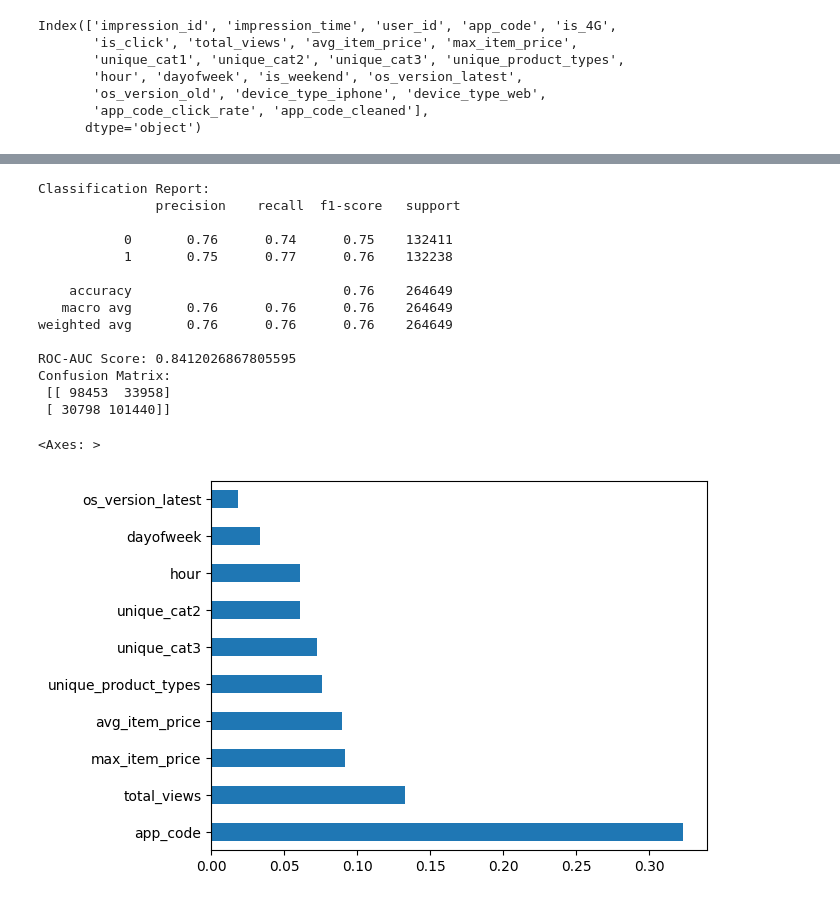
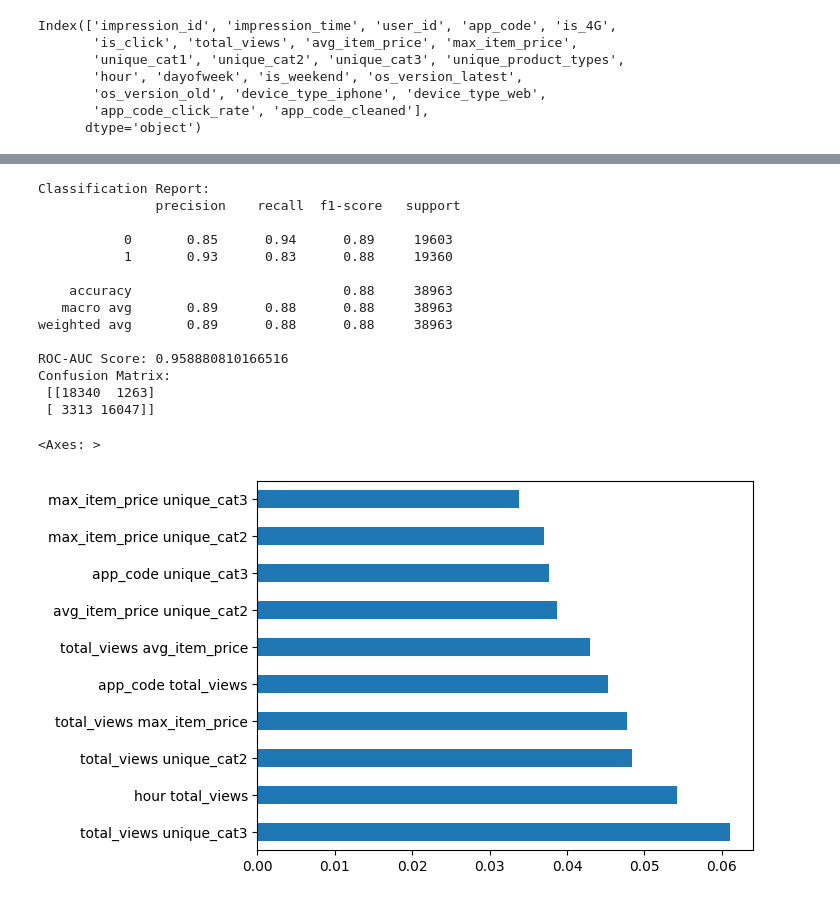
Before and after one commit to AyushNigam-1/ClickThroughPrediction, a Jupyter notebook: main.ipynb, the cells around one changed output, grey strips where cells are left out. Drawn from its saved outputs; the diff is of its cells as text; code cells hidden in the pictures.

Commit message:
Added Polynomial Features and Model Testing

```diff
--- a/main.ipynb
+++ b/main.ipynb
@@ -283,0 +310,2 @@ target = 'is_click'
+# %%
+X_train, X_test, y_train, y_test = train_test_split(train_cv_balanced[features], train_cv_balanced[target], test_size=0.3, random_state=42)
@@ -284,17 +317,18 @@ target = 'is_click'
 # %%
-# from sklearn.feature_selection import SelectKBest, mutual_info_classif
+from sklearn.feature_selection import SelectKBest, mutual_info_classif
 
-# # 5️⃣ Feature Selection with Mutual Information
-# # Select top k features (max 30 or total available)
-# mi_selector = SelectKBest(mutual_info_classif, k=min(10, train_cv[features].shape[1]))
+# 5️⃣ Feature Selection with Mutual Information
+# Select top k features (max 30 or total available)
+# mi_selector = SelectKBest(mutual_info_classif, k=min(30, train_cv[features].iloc[:10000].shape[1]))
+mi_selector = SelectKBest(mutual_info_classif, k=min(30, X_train_poly.shape[1]))
 
-# # Fit selector on X, y
-# X_selected = mi_selector.fit_transform(train_cv[features], train_cv[target])
+# Fit selector on X, y
+X_selected = mi_selector.fit_transform(X_train_poly, y_train)
 
-# # Get the names of selected features
-# selected_feature_names = train_cv[features].columns[mi_selector.get_support()]
+# Get the names of selected features
+selected_feature_names = X_train_poly.columns[mi_selector.get_support()]
 
-# # Replace X with selected features
+# Replace X with selected features
 # X = pd.DataFrame(X_selected, columns=selected_feature_names, index=train_cv[features].index)
 
-# print(f"✅ Selected top {X.shape[1]} features using Mutual Information: {list(selected_feature_names)}")
+print(f"✅ Selected top features using Mutual Information: {list(selected_feature_names)}")
@@ -336,49 +337,49 @@ Name: count, dtype: int64
+# %%
+poly = PolynomialFeatures(degree=2, interaction_only=False, include_bias=False)
+poly_features = poly.fit_transform(X_test[features])
+poly_feature_names = poly.get_feature_names_out(X_test[features].columns)
+X_test_poly = pd.DataFrame(poly_features, columns=poly_feature_names, index=X_test[features].index)
 # %%
-from sklearn.model_selection import train_test_split, GridSearchCV
 from sklearn.ensemble import RandomForestClassifier
-from sklearn.metrics import classification_report, confusion_matrix, roc_auc_score
+from sklearn.metrics import classification_report, confusion_matrix ,  roc_auc_score, roc_curve, precision_recall_curve
 import pandas as pd
 
-# 1. Train-test split
-X = df_balanced[features]  # Replace 'target' with your target column name
-y = df_balanced[target]
-X_train, X_test, y_train, y_test = train_test_split(X, y, test_size=0.2, random_state=42)
 
 # 2. Baseline Model
 model = RandomForestClassifier( random_state=42,
     n_estimators=50,       # fewer trees
     max_depth=10,          # limit depth
     n_jobs=-1 ,
     class_weight='balanced'
     )
-model.fit(X_train, y_train)
+model.fit(X_train_poly[selected_feature_names], y_train)
 
 # 3. Predictions
-y_pred = model.predict(X_test)
-y_pred_proba = model.predict_proba(X_test)[:, 1]
+y_pred = model.predict(X_test_poly[selected_feature_names])
+y_proba = model.predict_proba(X_test_poly[selected_feature_names])[:, 1]
 
 # 4. Evaluation
 print("Classification Report:\n", classification_report(y_test, y_pred))
-print("ROC-AUC Score:", roc_auc_score(y_test, y_pred_proba))
+print("ROC-AUC Score:", roc_auc_score(y_test, y_proba))
 print("Confusion Matrix:\n", confusion_matrix(y_test, y_pred))
 
 # 5. Feature Importance
-feat_importances = pd.Series(model.feature_importances_, index=X.columns)
+feat_importances = pd.Series(model.feature_importances_, index=X_train_poly[selected_feature_names].columns)
 feat_importances.nlargest(10).plot(kind='barh')
 # %% [output]
 Classification Report:
                precision    recall  f1-score   support
 
-           0       0.76      0.74      0.75    132411
-           1       0.75      0.77      0.76    132238
+           0       0.85      0.94      0.89     19603
+           1       0.93      0.83      0.88     19360
 
-    accuracy                           0.76    264649
-   macro avg       0.76      0.76      0.76    264649
-weighted avg       0.76      0.76      0.76    264649
+    accuracy                           0.88     38963
+   macro avg       0.89      0.88      0.88     38963
+weighted avg       0.89      0.88      0.88     38963
 
-ROC-AUC Score: 0.8412026867805595
+ROC-AUC Score: 0.958880810166516
 Confusion Matrix:
- [[ 98453  33958]
- [ 30798 101440]]
+ [[18340  1263]
+ [ 3313 16047]]
 <Axes: >
-[figure, old version]
+[figure, new version]
```
Also changed, not shown: parts of 11 cells of this notebook.
